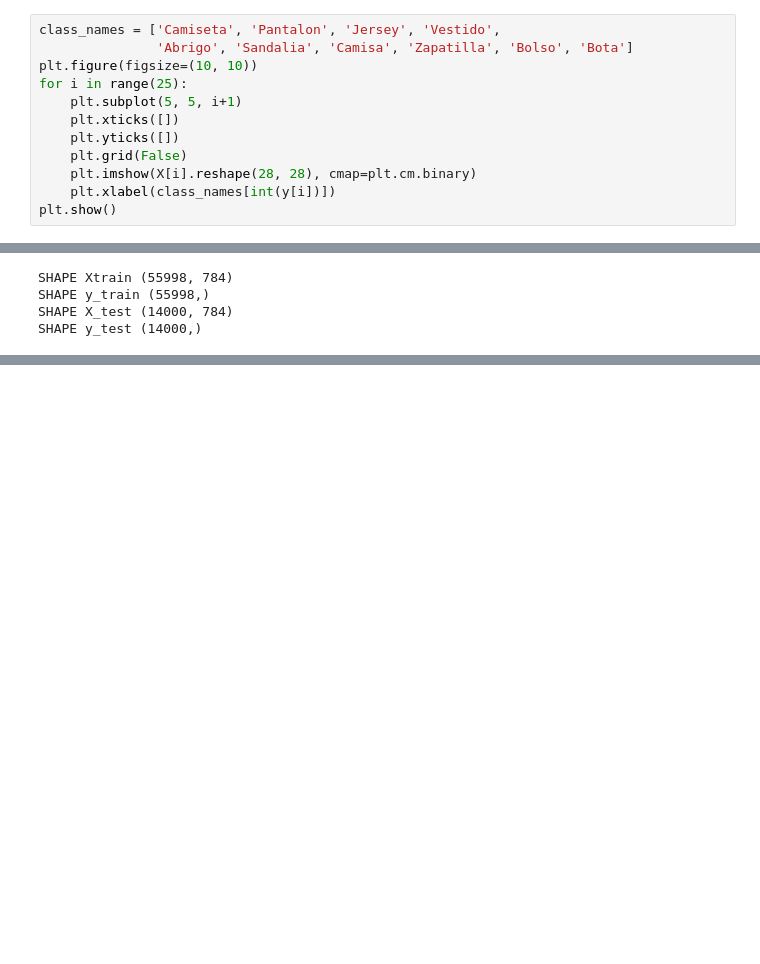
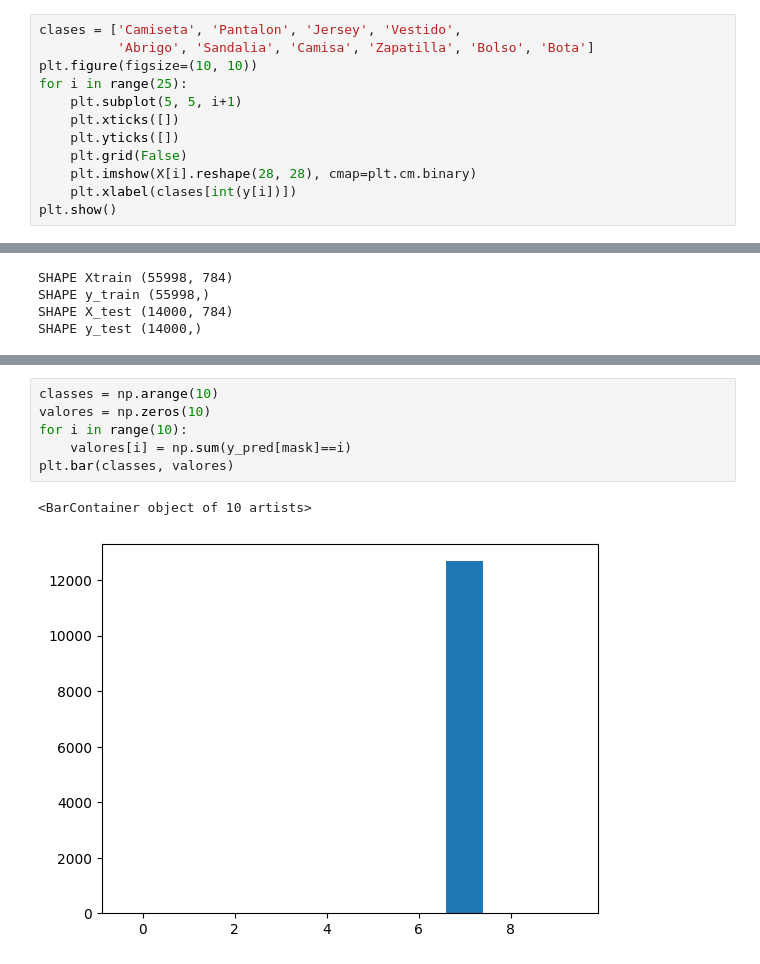
Before and after one commit to Ninjalice/ImageClasificator, a Jupyter notebook: odei.ipynb, the cells around one changed output, grey strips where cells are left out. Saved outputs shown, nothing was run; the diff lists cells and outputs as text; blank space fills up the shorter version.

```diff
--- a/odei.ipynb
+++ b/odei.ipynb
@@ -34,6 +33,6 @@ Error:
 # %%
-class_names = ['Camiseta', 'Pantalon', 'Jersey', 'Vestido',
-               'Abrigo', 'Sandalia', 'Camisa', 'Zapatilla', 'Bolso', 'Bota']
+clases = ['Camiseta', 'Pantalon', 'Jersey', 'Vestido',
+          'Abrigo', 'Sandalia', 'Camisa', 'Zapatilla', 'Bolso', 'Bota']
 plt.figure(figsize=(10, 10))
 for i in range(25):
     plt.subplot(5, 5, i+1)
@@ -41,7 +40,7 @@ for i in range(25):
     plt.yticks([])
     plt.grid(False)
     plt.imshow(X[i].reshape(28, 28), cmap=plt.cm.binary)
-    plt.xlabel(class_names[int(y[i])])
+    plt.xlabel(clases[int(y[i])])
 plt.show()
 # %% [output]
 [figure]
@@ -198,3 +162,12 @@ TypeError: only integer scalar arrays can be converted to a scalar index
+# %%
+classes = np.arange(10)
+valores = np.zeros(10)
+for i in range(10):
+    valores[i] = np.sum(y_pred[mask]==i)
+plt.bar(classes, valores)
+# %% [output]
+<BarContainer object of 10 artists>
+[figure, added]
 # %%
 from sklearn.neural_network import MLPClassifier
 
```
Also changed, not shown: parts of 8 cells of this notebook.
